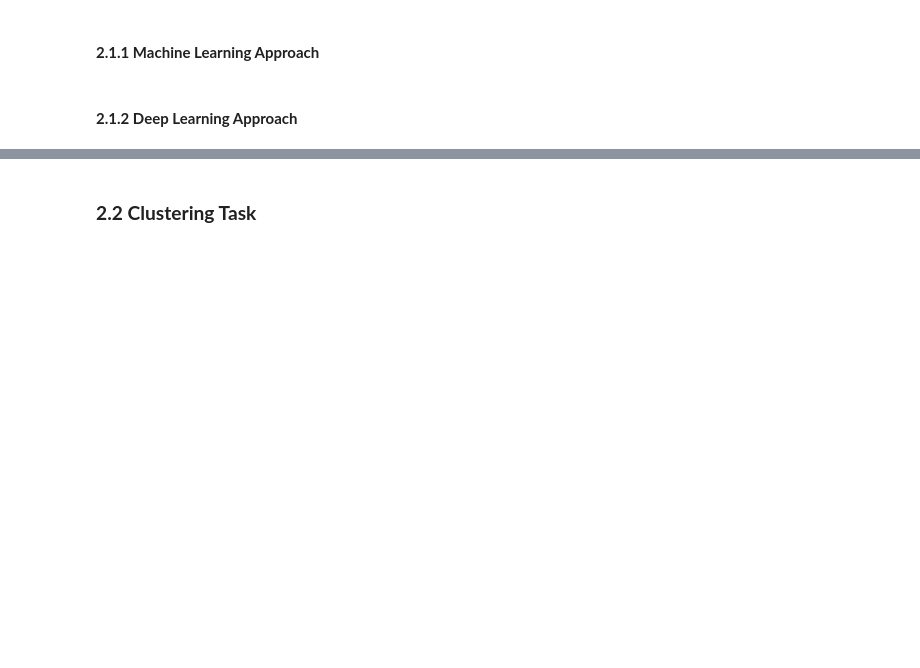
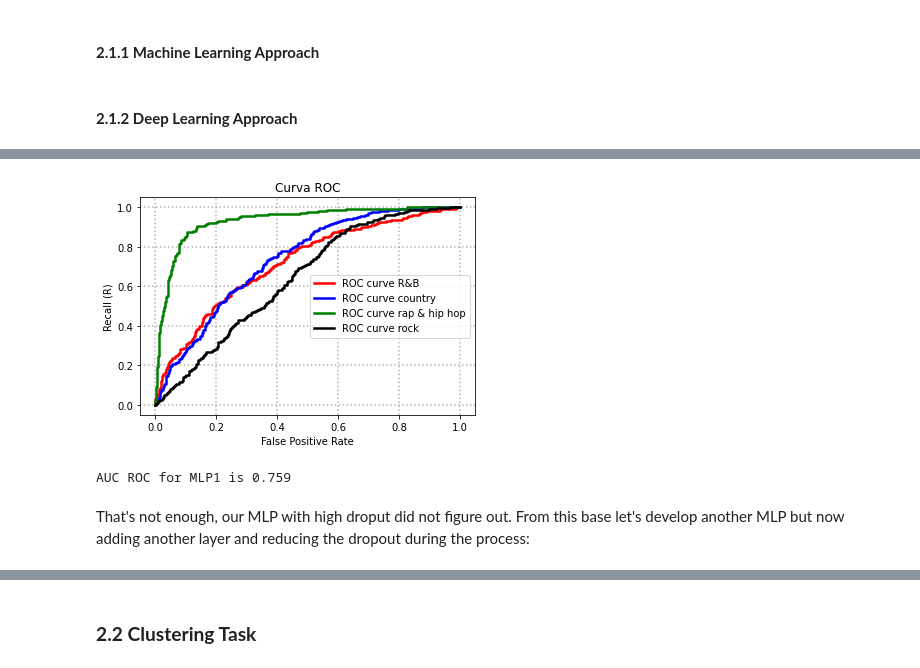
Before and after one commit to MigueXl/Musical_Genre_Classification, a Jupyter notebook: FInal_Project_Notebook.ipynb, the cells around one changed output, grey strips where cells are left out. Drawn from its saved outputs; the diff is of its cells as text; code cells hidden in the pictures; blank space fills up the shorter version.

```diff
--- a/FInal_Project_Notebook.ipynb
+++ b/FInal_Project_Notebook.ipynb
@@ -410,0 +592,29 @@ Using FastTextTransformer we are able to obtain the embbedings of every song lyr
+# %%
+from sklearn import metrics
+fpr0, recall0, thresholds0 = metrics.roc_curve(y_test, probs[:,0], pos_label=0)
+fpr1, recall1, thresholds1 = metrics.roc_curve(y_test, probs[:,1], pos_label=1)
+fpr2, recall2, thresholds2 = metrics.roc_curve(y_test, probs[:,2], pos_label=2)
+fpr3, recall3, thresholds3 = metrics.roc_curve(y_test, probs[:,3], pos_label=3)
+
+Y_decoded = encoder.inverse_transform([0,1,2,3])
+
+fig,ax = plt.subplots()
+plt.plot(fpr0, recall0,lw=2.5,label=f'ROC curve {Y_decoded[0]}', color = 'red')
+plt.plot(fpr1, recall1,lw=2.5,label=f'ROC curve {Y_decoded[1]}', color = 'blue')
+plt.plot(fpr2, recall2,lw=2.5,label=f'ROC curve {Y_decoded[2]}', color = 'green')
+plt.plot(fpr3, recall3,lw=2.5,label=f'ROC curve {Y_decoded[3]}', color = 'black')
+plt.legend(loc=7)
+plt.grid(which='major', color='gray', alpha=0.6, linestyle='dotted', lw=1.5)
+plt.xlabel('False Positive Rate')
+plt.ylabel('Recall (R)')
+plt.title('Curva ROC')
+plt.show()
+
+area_roc = metrics.roc_auc_score(y_test, probs,  multi_class='ovr')
+
+print(f"AUC ROC for MLP1 is {area_roc:.4f}")
+# %% [output]
+[figure, added]
+AUC ROC for MLP1 is 0.759
+# %% [markdown]
+That's not enough, our MLP with high droput did not figure out. From this base let's develop another MLP but now adding another layer and reducing the dropout during the process:
```
Also changed, not shown: parts of 26 cells of this notebook, 1 other file.
